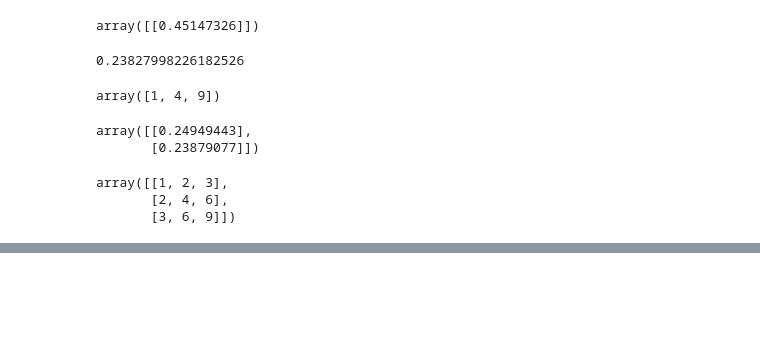
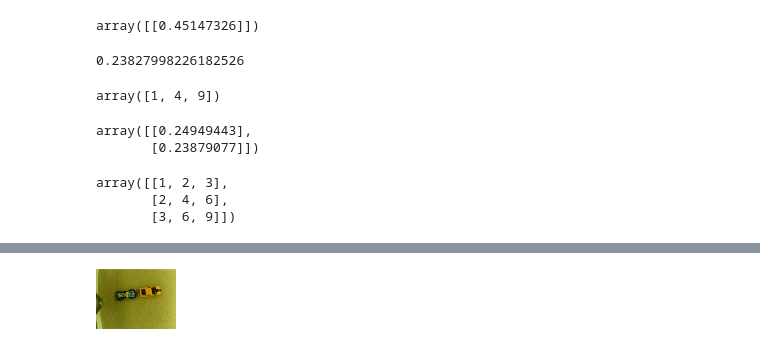
Before and after one commit to PittDreamTeam/neural_network, a Jupyter notebook: Untitled1.ipynb, the cells around one changed output, grey strips where cells are left out. Saved outputs shown, nothing was run; the diff lists cells and outputs as text; code cells hidden in the pictures; blank space fills up the shorter version.

```diff
--- a/Untitled1.ipynb
+++ b/Untitled1.ipynb
@@ -65,0 +126,4 @@ array([[1, 2, 3],
+# %%
+img.resize((80,60))
+# %% [output]
+[figure, added]
```
Also changed, not shown: parts of 29 cells of this notebook, 1 other file.
